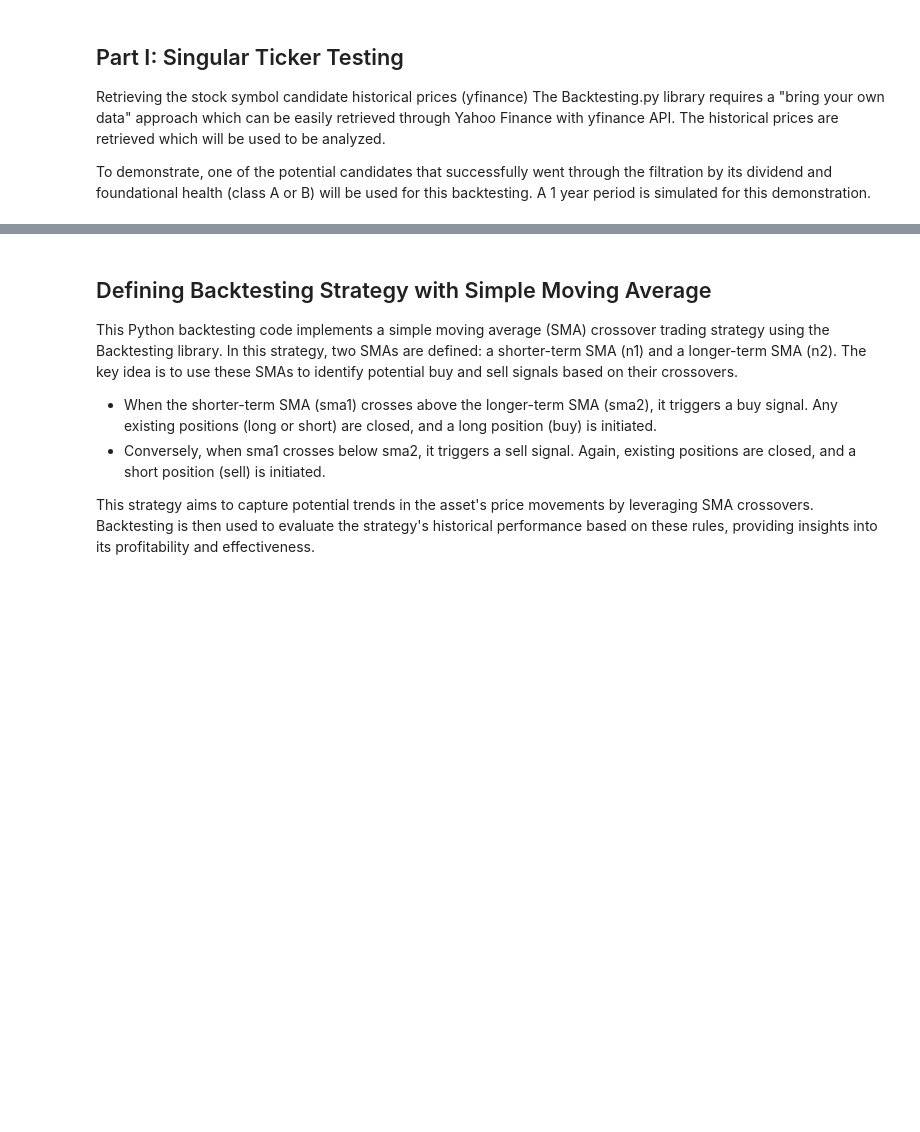
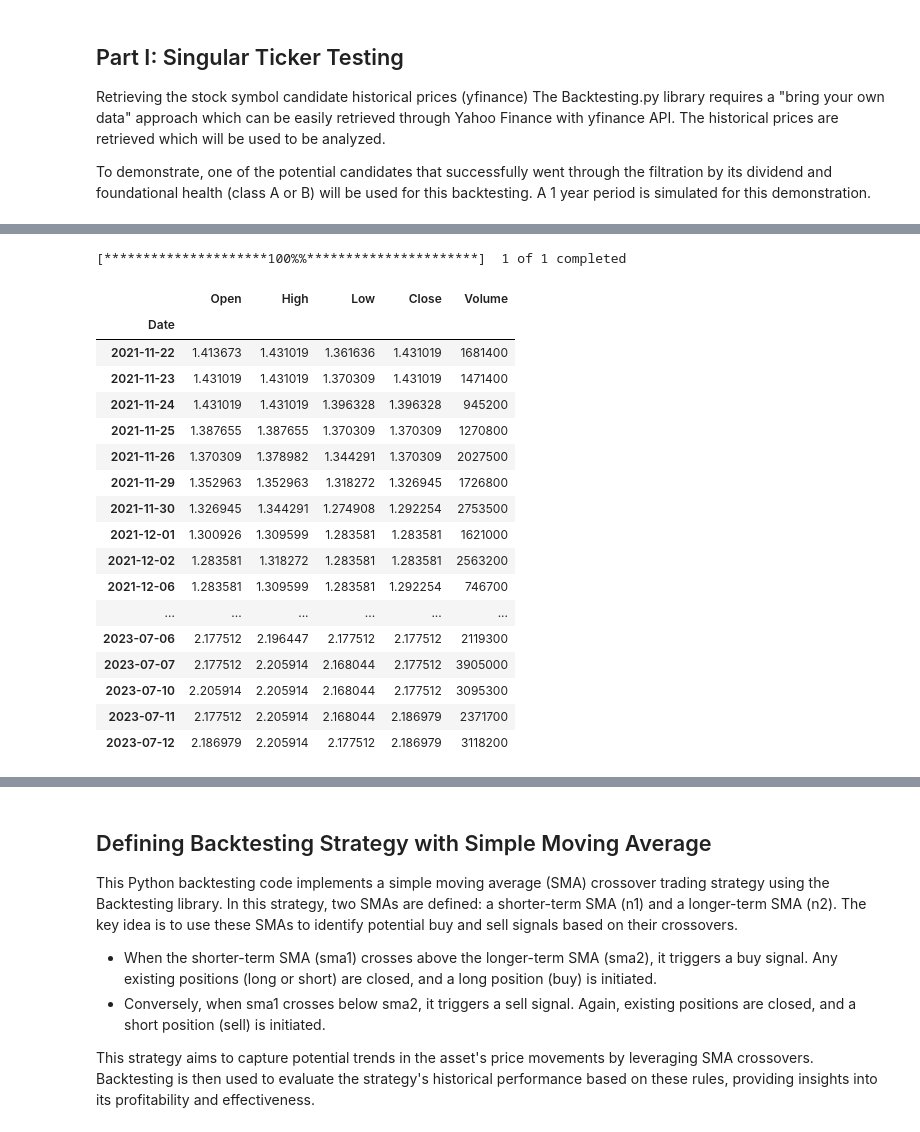
Before and after one commit to aidan-swin/Stock-Investment-Strategy, a Jupyter notebook: Month 2 - Ratio Analysis & Backtesting/2_Backtesting_Analysis.ipynb, the cells around one changed output, grey strips where cells are left out. Cells and saved outputs as stored; diff of their text form; code cells hidden in the pictures; blank space fills up the shorter version.

```diff
--- a/Month 2 - Ratio Analysis & Backtesting/2_Backtesting_Analysis.ipynb
+++ b/Month 2 - Ratio Analysis & Backtesting/2_Backtesting_Analysis.ipynb
@@ -69,3 +72,27 @@ Date
+# %%
+start_date = datetime(2021, 11, 21)
+end_date = datetime(2023, 10, 26)
+yf.download("5248.KL", start=start_date, end=end_date, auto_adjust=True)
+# %% [output]
+[*********************100%%**********************]  1 of 1 completed
+|  | Open | High | Low | Close | Volume |
+| Date |  |  |  |  |  |
+| 2021-11-22 | 1.413673 | 1.431019 | 1.361636 | 1.431019 | 1681400 |
+| 2021-11-23 | 1.431019 | 1.431019 | 1.370309 | 1.431019 | 1471400 |
+| 2021-11-24 | 1.431019 | 1.431019 | 1.396328 | 1.396328 | 945200 |
+| 2021-11-25 | 1.387655 | 1.387655 | 1.370309 | 1.370309 | 1270800 |
+| 2021-11-26 | 1.370309 | 1.378982 | 1.344291 | 1.370309 | 2027500 |
+| 2021-11-29 | 1.352963 | 1.352963 | 1.318272 | 1.326945 | 1726800 |
+| 2021-11-30 | 1.326945 | 1.344291 | 1.274908 | 1.292254 | 2753500 |
+| 2021-12-01 | 1.300926 | 1.309599 | 1.283581 | 1.283581 | 1621000 |
+| 2021-12-02 | 1.283581 | 1.318272 | 1.283581 | 1.283581 | 2563200 |
+| 2021-12-06 | 1.283581 | 1.309599 | 1.283581 | 1.292254 | 746700 |
+| ... | ... | ... | ... | ... | ... |
+| 2023-07-06 | 2.177512 | 2.196447 | 2.177512 | 2.177512 | 2119300 |
+| 2023-07-07 | 2.177512 | 2.205914 | 2.168044 | 2.177512 | 3905000 |
+| 2023-07-10 | 2.205914 | 2.205914 | 2.168044 | 2.177512 | 3095300 |
+| 2023-07-11 | 2.177512 | 2.205914 | 2.168044 | 2.186979 | 2371700 |
+| 2023-07-12 | 2.186979 | 2.205914 | 2.177512 | 2.186979 | 3118200 |
 # %%
 stock_data = yf.download("5248.KL", start='2021-06-01', end=end_date)
 print(stock_data)
```
Also changed, not shown: parts of 5 cells of this notebook, 30 other files.
